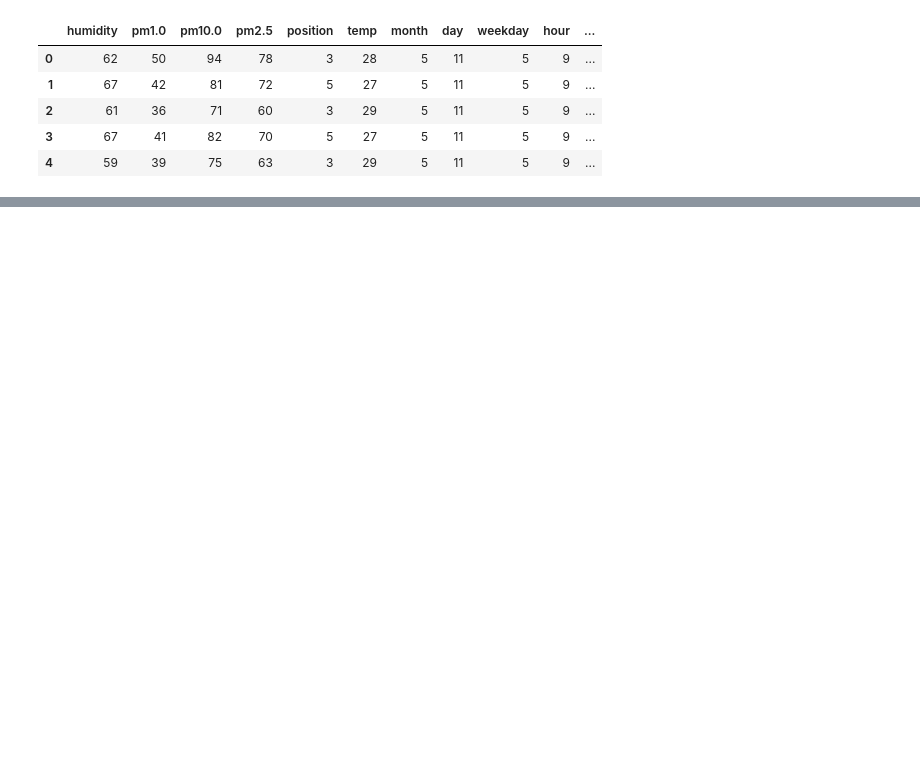
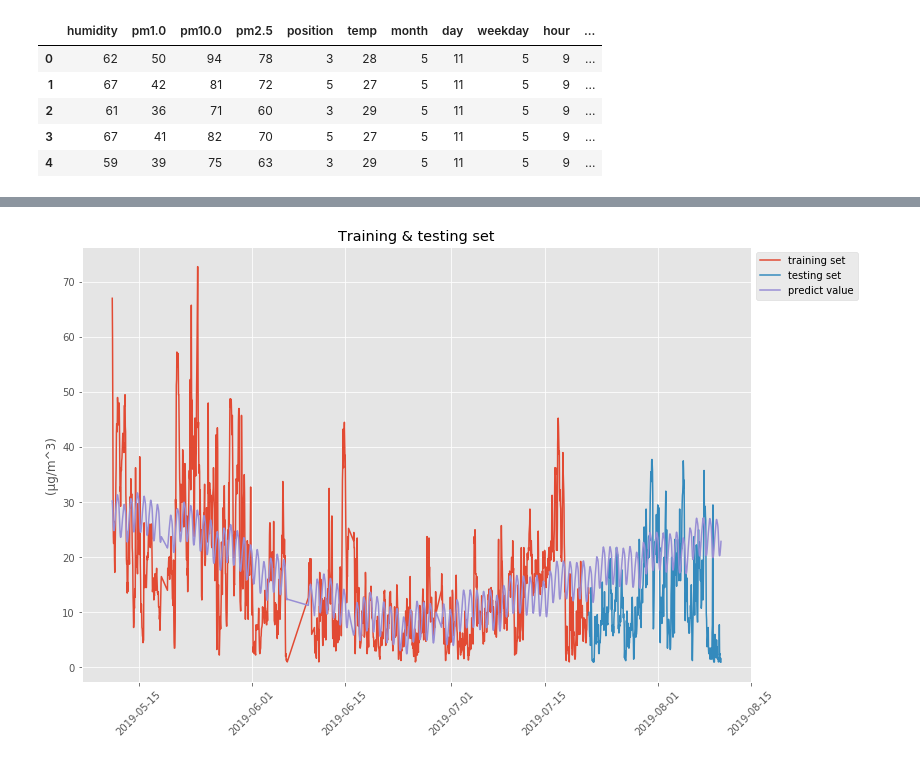
Before and after one commit to kevin110604/pm2.5_training, a Jupyter notebook: pm2.5_training_notebook.ipynb, the cells around one changed output, grey strips where cells are left out. Drawn from its saved outputs; the diff is of its cells as text; code cells hidden in the pictures; blank space fills up the shorter version.

```diff
--- a/pm2.5_training_notebook.ipynb
+++ b/pm2.5_training_notebook.ipynb
@@ -590,0 +691,16 @@ test_y = test_df[['pm2.5_next']]
+# %%
+# Add explicitly converter
+pd.plotting.register_matplotlib_converters()
+# Plt
+plt.figure(figsize=(12, 8))
+plt.style.use('ggplot')
+plt.plot(train_prophet['ds'], train_prophet['y'], label='training set')
+plt.plot(test_prophet['ds'], test_prophet['y'], label='testing set')
+plt.plot(forecast['ds'], forecast['yhat'], label='predict value')
+plt.xticks(rotation=45)
+plt.ylabel('(μg/m^3)')
+plt.legend(loc='upper left', bbox_to_anchor=(1,1))
+plt.title('Training & testing set')
+plt.show()
+# %% [output]
+[figure, added]
```
Also changed, not shown: parts of 35 cells of this notebook.
